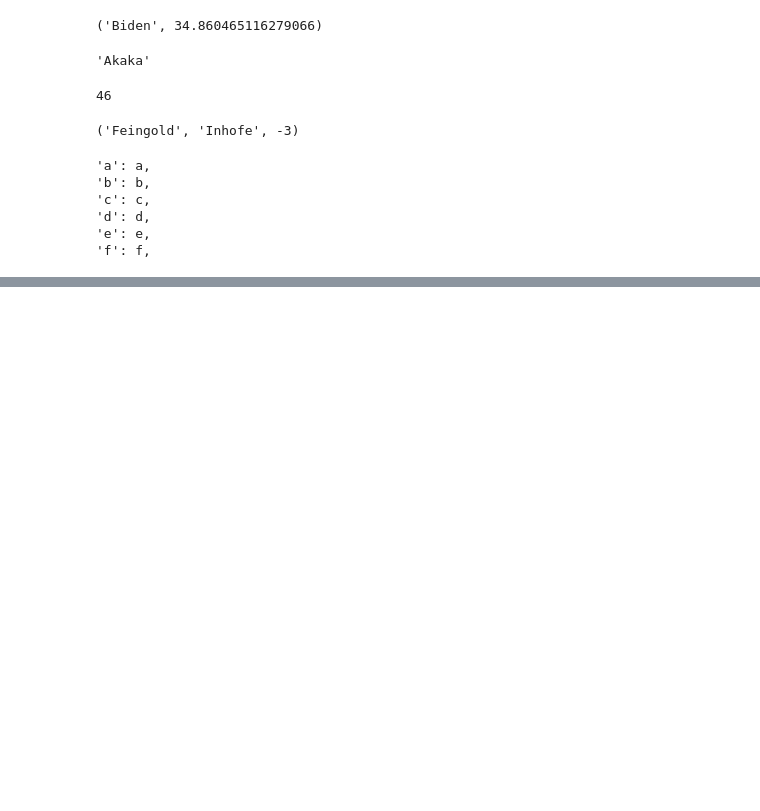
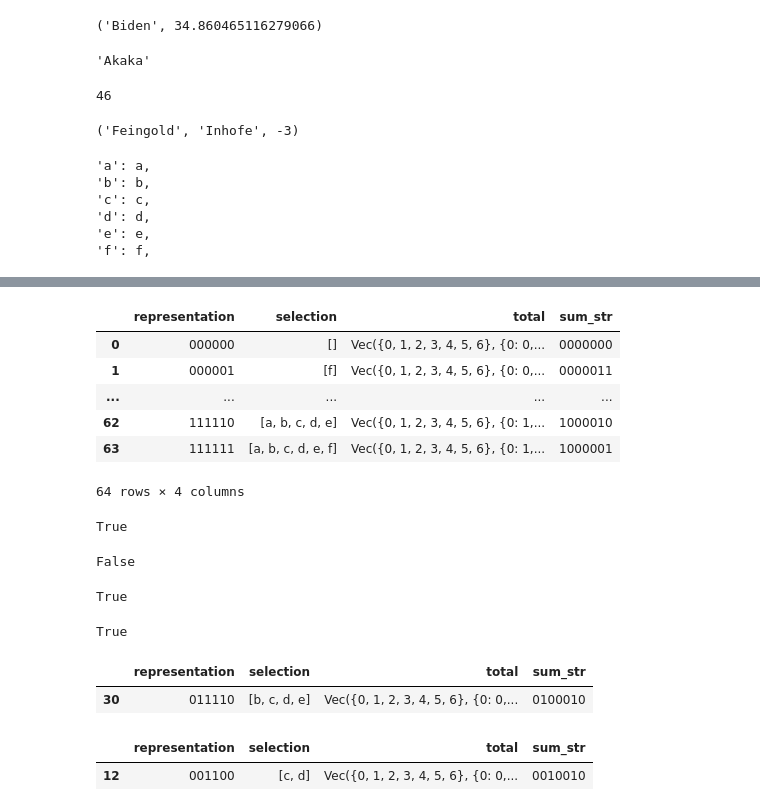
Before and after one commit to banbiossa/coding-the-matrix, a Jupyter notebook: notebooks/0.2_vectors.ipynb, the cells around one changed output, grey strips where cells are left out. Drawn from its saved outputs; the diff is of its cells as text; code cells hidden in the pictures; blank space fills up the shorter version.

```diff
--- a/notebooks/0.2_vectors.ipynb
+++ b/notebooks/0.2_vectors.ipynb
@@ -357,15 +374,36 @@ alphabet_to_vector = {
 # %%
-for i in range(2**len(alphabet_to_vector)):
-    # find representation
-    representation = f"{i:06b}"
 
-    #  select alphabets
-    selection = ['abcdef'[i] for i, c in enumerate(representation) if c == '1']
+def find_all_combinations(alphabet_to_vector):
 
-    # get vectors as strings
-    as_strings = [alphabet_to_vector[c] for c in selection]
+    for_df = []
 
-    # vectors to GF(2)
-    as_vectors = [list2gf(i) for i in as_strings]
+    for i in range(2**len(alphabet_to_vector)):
+        # find representation (the selection of a to f)
+        representation = f"{i:06b}"
 
-    # find sum
+        #  select alphabets
+        selection = ['abcdef'[i] for i, c in enumerate(representation) if c == '1']
+
+        # get vectors as strings
+        strings = [alphabet_to_vector[c] for c in selection]
+
+        # vectors to GF(2)
+        vectors = [list2gf(i) for i in strings]
+
+        # find sum
+        sum_vector = reduce(lambda x, y: x + y, vectors, zero_vec(set(range(7))))
+
+        # sum as str (a vector of 7 digits)
+        sum_str = ''.join([str(i) for i in sum_vector.f.values()])
+
+        # add to answer
+        for_df.append({
+            'representation': representation,
+            'selection': selection,
+            'total': sum_vector,
+            'sum_str': sum_str,
+        }.copy())
+
+    df = pd.DataFrame(for_df)
+
+    return df
@@ -400,0 +410,33 @@ Vec({0, 1}, {0: 1, 1: 1, 2: 0, 3: 0, 4: 0, 5: 0, 6: 0})
+# %%
+df = find_all_combinations(alphabet_to_vector)
+# %%
+df
+# %% [output]
+|  | representation | selection | total | sum_str |
+| 0 | 000000 | [] | Vec({0, 1, 2, 3, 4, 5, 6}, {0: 0,... | 0000000 |
+| 1 | 000001 | [f] | Vec({0, 1, 2, 3, 4, 5, 6}, {0: 0,... | 0000011 |
+| ... | ... | ... | ... | ... |
+| 62 | 111110 | [a, b, c, d, e] | Vec({0, 1, 2, 3, 4, 5, 6}, {0: 1,... | 1000010 |
+| 63 | 111111 | [a, b, c, d, e, f] | Vec({0, 1, 2, 3, 4, 5, 6}, {0: 1,... | 1000001 |
+64 rows × 4 columns
+# %%
+u in df.sum_str.tolist()
+# %% [output]
+True
+# %%
+list2gf(u) in df.total
+# %% [output]
+False
+# %%
+list2gf(u) in df.total.tolist()
+# %% [output]
+True
+# %%
+list2gf(v) in df.total.tolist()
+# %% [output]
+True
+# %%
+df[df.total == list2gf(v)]
+# %% [output]
+|  | representation | selection | total | sum_str |
+| 30 | 011110 | [b, c, d, e] | Vec({0, 1, 2, 3, 4, 5, 6}, {0: 0,... | 0100010 |
@@ -400,0 +464,5 @@ Vec({0, 1}, {0: 1, 1: 1, 2: 0, 3: 0, 4: 0, 5: 0, 6: 0})
+# %%
+df[df.total == list2gf(u)]
+# %% [output]
+|  | representation | selection | total | sum_str |
+| 12 | 001100 | [c, d] | Vec({0, 1, 2, 3, 4, 5, 6}, {0: 0,... | 0010010 |
```
Also changed, not shown: parts of 13 cells of this notebook, 3 other files.
